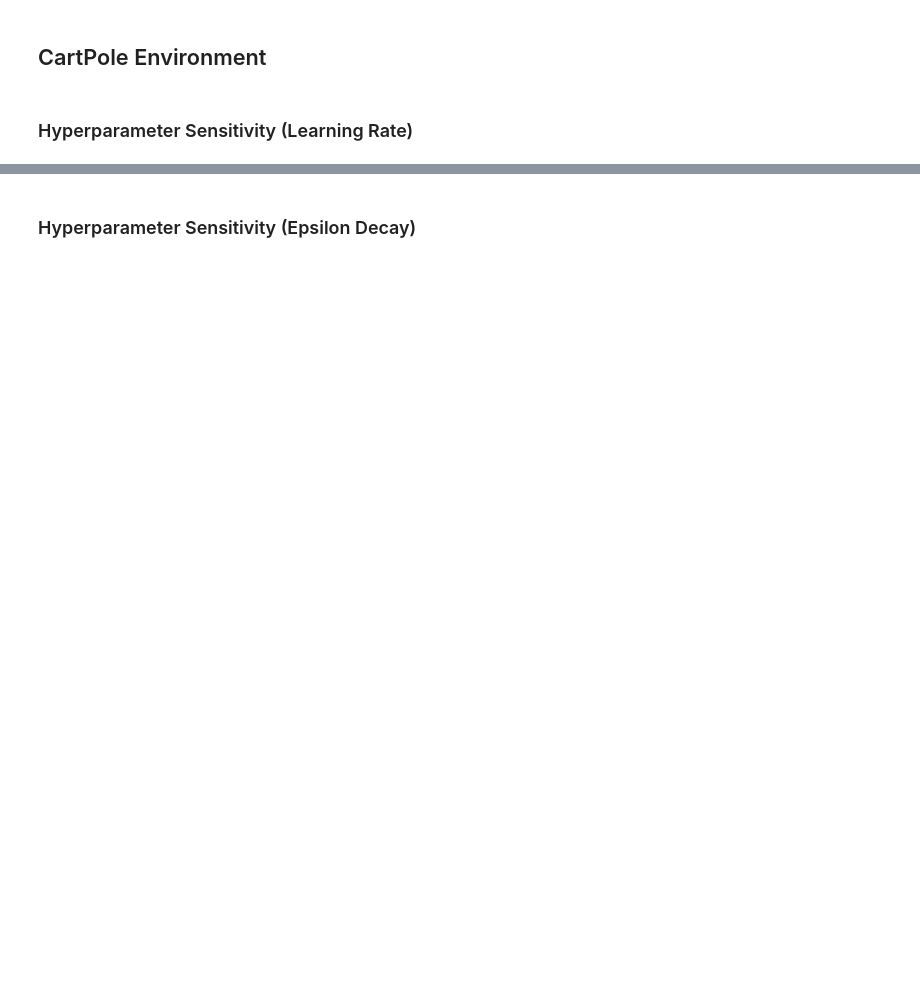
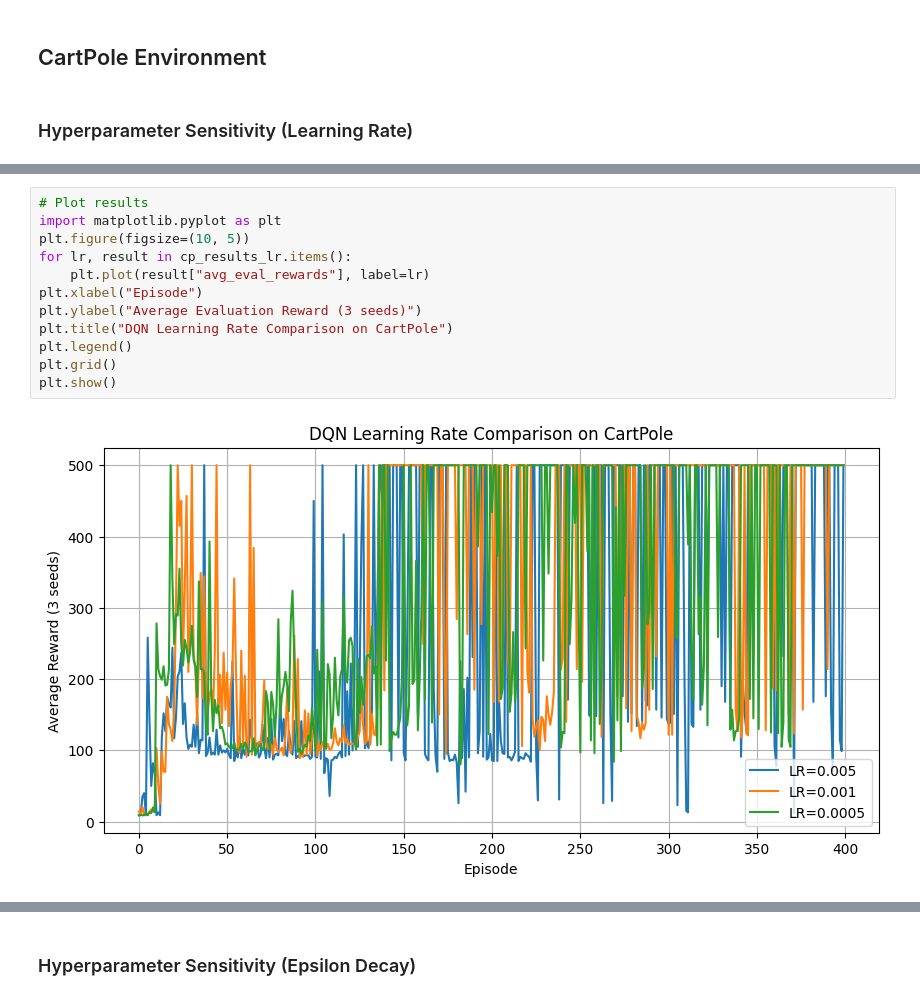
Before and after one commit to surkovv/RL_Project, a Jupyter notebook: DQN_Eval.ipynb, the cells around one changed output, grey strips where cells are left out. Cells and saved outputs as stored; diff of their text form; blank space fills up the shorter version.

Commit message:
dqn agent eval

```diff
--- a/DQN_Eval.ipynb
+++ b/DQN_Eval.ipynb
@@ -95,0 +129,14 @@ plt.show()
+# %%
+# Plot results
+import matplotlib.pyplot as plt
+plt.figure(figsize=(10, 5))
+for lr, result in cp_results_lr.items():
+    plt.plot(result["avg_eval_rewards"], label=lr)
+plt.xlabel("Episode")
+plt.ylabel("Average Evaluation Reward (3 seeds)")
+plt.title("DQN Learning Rate Comparison on CartPole")
+plt.legend()
+plt.grid()
+plt.show()
+# %% [output]
+[figure, added]
```
Also changed, not shown: parts of 52 cells of this notebook, 1 other file.
